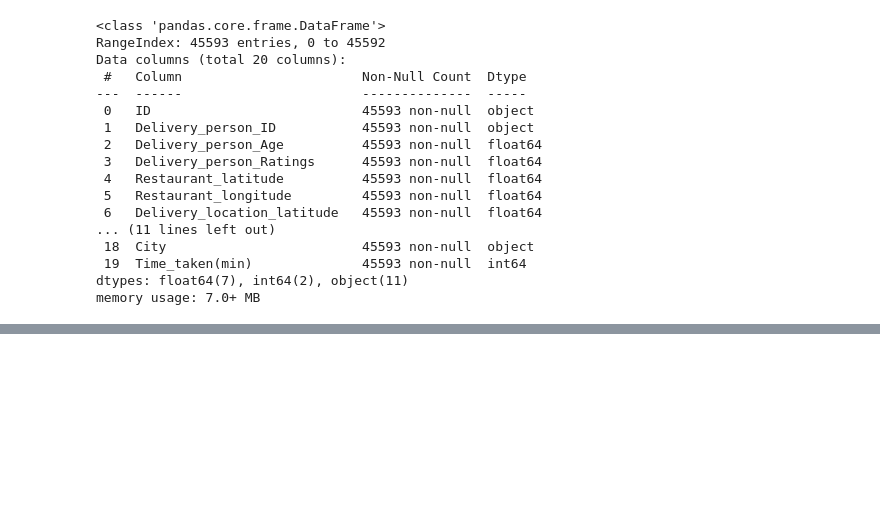
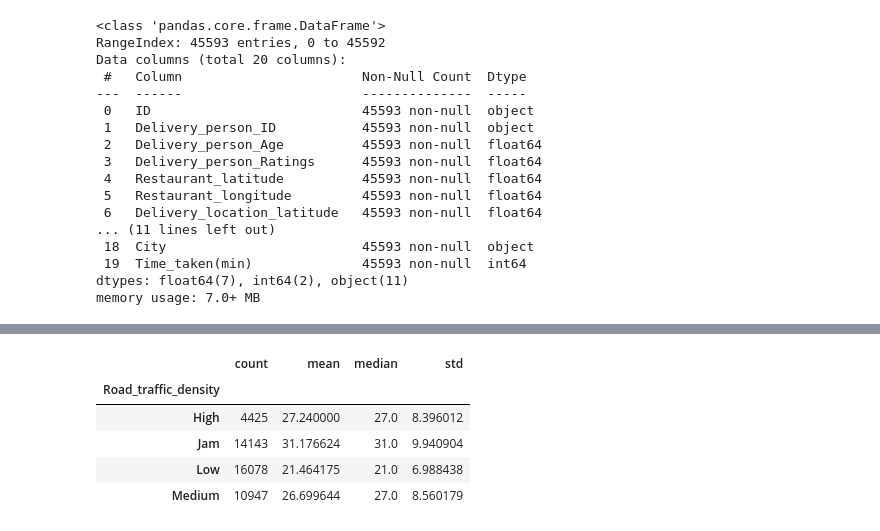
Before and after one commit to soumensen411/Food-Delivery-Time-Prediction-With-Machine-Learning, a Jupyter notebook: Food_delivery_time_prediction.ipynb, the cells around one changed output, grey strips where cells are left out. Saved outputs shown, nothing was run; the diff lists cells and outputs as text; code cells hidden in the pictures; blank space fills up the shorter version.

```diff
--- a/Food_delivery_time_prediction.ipynb
+++ b/Food_delivery_time_prediction.ipynb
@@ -238,0 +260,9 @@ memory usage: 7.0+ MB
+# %%
+df.groupby('Road_traffic_density')['Time_taken(min)'].agg(['count','mean','median','std'])
+# %% [output]
+|  | count | mean | median | std |
+| Road_traffic_density |  |  |  |  |
+| High | 4425 | 27.240000 | 27.0 | 8.396012 |
+| Jam | 14143 | 31.176624 | 31.0 | 9.940904 |
+| Low | 16078 | 21.464175 | 21.0 | 6.988438 |
+| Medium | 10947 | 26.699644 | 27.0 | 8.560179 |
```
Also changed, not shown: parts of 6 cells of this notebook.
